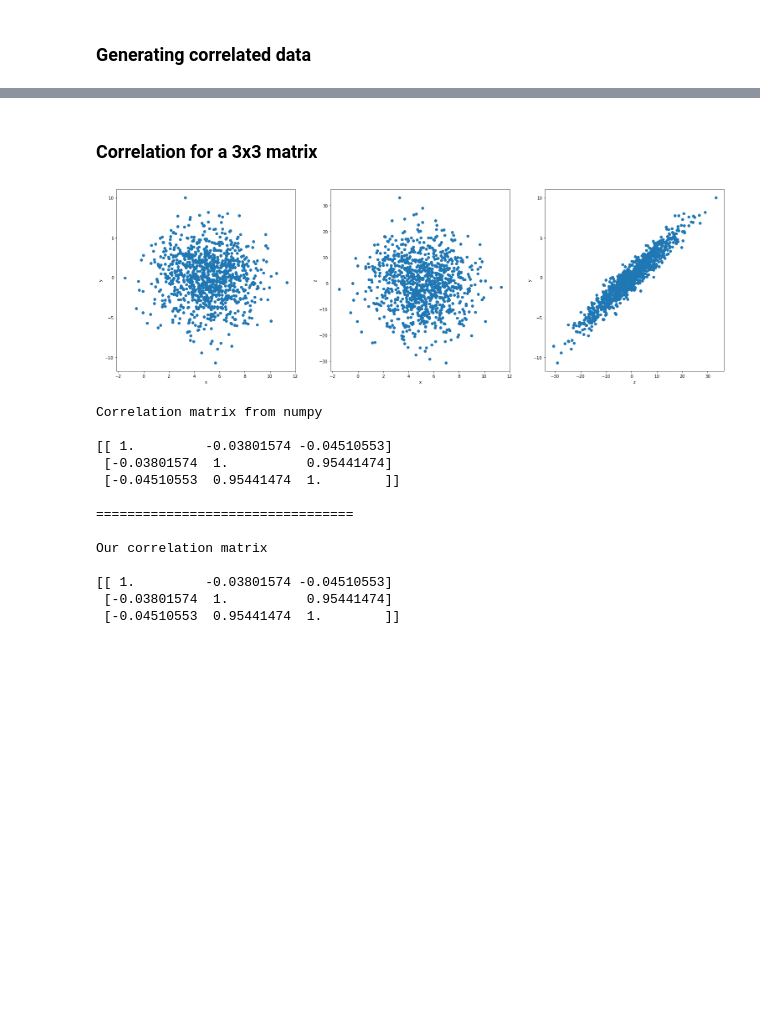
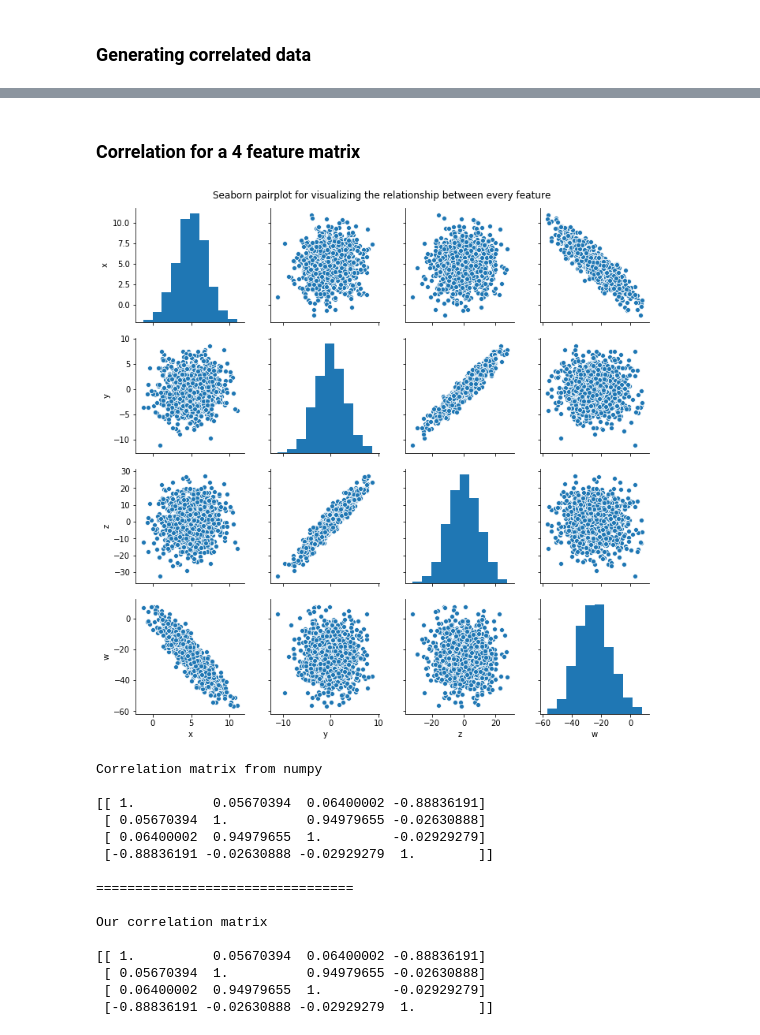
Before and after one commit to eytanohana/Data-Science-and-Statistics, a Jupyter notebook: covariance and correlation matrix.ipynb, the cells around one changed output, grey strips where cells are left out. Drawn from its saved outputs; the diff is of its cells as text; code cells hidden in the pictures; blank space fills up the shorter version.

```diff
--- a/covariance and correlation matrix.ipynb
+++ b/covariance and correlation matrix.ipynb
@@ -148,27 +144,19 @@ Our correlation matrix
 # %% [markdown]
-### Correlation for a 3x3 matrix
+### Correlation for a 4 feature matrix
 # %%
 x = np.random.normal(loc=5, scale=2, size=1000)
 y = np.random.normal(loc=0, scale=3, size=1000)
 z = 3 * y + np.random.normal(scale=3, size=1000)
+w = -5 * x + np.random.normal(scale=5, size=1000)
 
-X = np.vstack((x, y, z)).T
+X = np.vstack((x, y, z, w)).T
+df_X = pd.DataFrame(X, columns=['x', 'y', 'z', 'w'])
 
-fig, axes = plt.subplots(ncols=3, figsize=(26,8))
-
-axes[0].scatter(x, y)
-axes[0].set_xlabel('x')
-axes[0].set_ylabel('y')
-
-axes[1].scatter(x, z)
-axes[1].set_xlabel('x')
-axes[1].set_ylabel('z')
-
-axes[2].scatter(z, y)
-axes[2].set_xlabel('z')
-axes[2].set_ylabel('y');
+sns.pairplot(df_X)
+plt.suptitle('Seaborn pairplot for visualizing the relationship between every feature')
+plt.subplots_adjust(top=0.95)
 # %% [output]
-[figure, old version]
+[figure, new version]
 # %%
 print('Correlation matrix from numpy\n')
 print(np.corrcoef(X, rowvar=False))
@@ -178,14 +166,16 @@ print(correlation(X))
 # %% [output]
 Correlation matrix from numpy
 
-[[ 1.         -0.03801574 -0.04510553]
- [-0.03801574  1.          0.95441474]
- [-0.04510553  0.95441474  1.        ]]
+[[ 1.          0.05670394  0.06400002 -0.88836191]
+ [ 0.05670394  1.          0.94979655 -0.02630888]
+ [ 0.06400002  0.94979655  1.         -0.02929279]
+ [-0.88836191 -0.02630888 -0.02929279  1.        ]]
 
 =================================
 
 Our correlation matrix
 
-[[ 1.         -0.03801574 -0.04510553]
- [-0.03801574  1.          0.95441474]
- [-0.04510553  0.95441474  1.        ]]
+[[ 1.          0.05670394  0.06400002 -0.88836191]
+ [ 0.05670394  1.          0.94979655 -0.02630888]
+ [ 0.06400002  0.94979655  1.         -0.02929279]
+ [-0.88836191 -0.02630888 -0.02929279  1.        ]]
```
Also changed, not shown: parts of 12 cells of this notebook.
